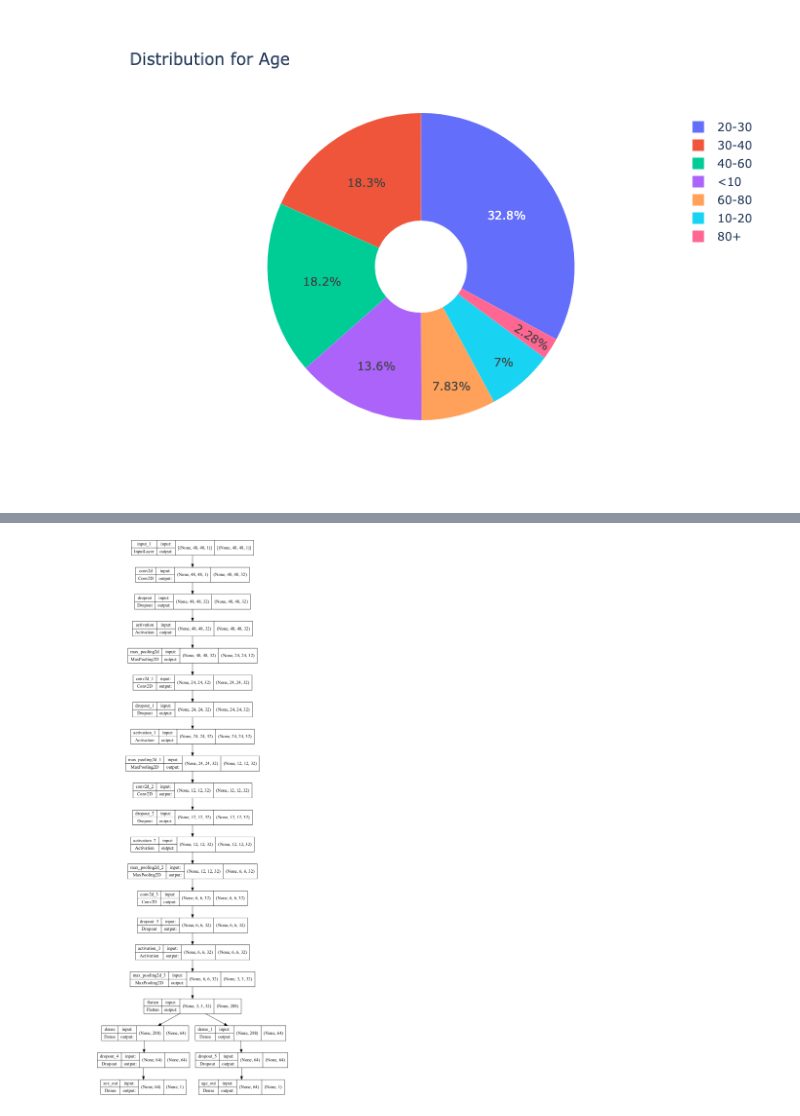
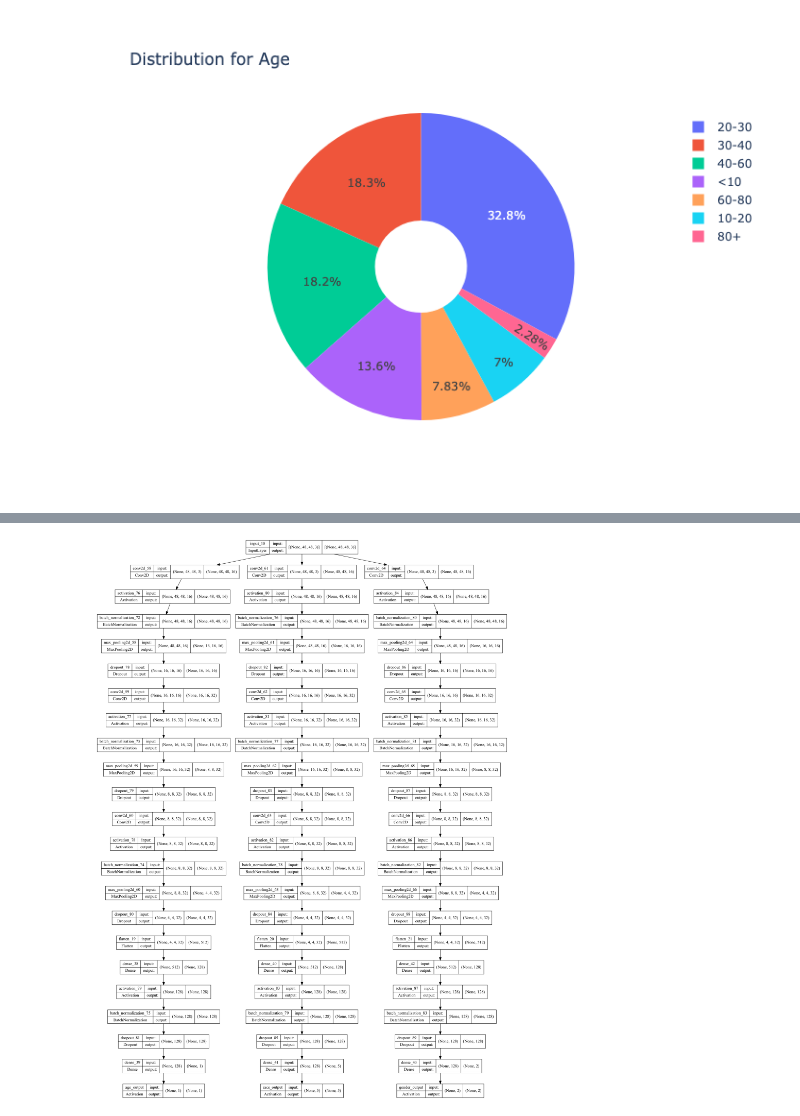
Before and after one commit to reeteshsudhakar/utk-image-classifier, a Jupyter notebook: utk-image-classification.ipynb, the cells around one changed output, grey strips where cells are left out. Saved outputs shown, nothing was run; the diff lists cells and outputs as text; code cells hidden in the pictures.

Commit message:
new model testing

```diff
--- a/utk-image-classification.ipynb
+++ b/utk-image-classification.ipynb
@@ -295,30 +189,0 @@ from tensorflow.keras.optimizers import Adam
-# %%
-def Convolution(input_tensor,filters):
-    x = Conv2D(filters=32,kernel_size=(3, 3),padding = 'same',kernel_regularizer=l2(0.01))(input_tensor)
-    x = Dropout(0.2)(x)
-    x = Activation('relu')(x)
-
-    return x
-
-def model(input_shape):
-    inputs = Input((input_shape))
-
-    conv_1= Convolution(inputs,64)
-    maxp_1 = MaxPooling2D(pool_size = (2,2)) (conv_1)
-    conv_2 = Convolution(maxp_1,32)
-    maxp_2 = MaxPooling2D(pool_size = (2, 2)) (conv_2)
-    conv_3 = Convolution(maxp_2,64)
-    maxp_3 = MaxPooling2D(pool_size = (2, 2)) (conv_3)
-    conv_4 = Convolution(maxp_3,512)
-    maxp_4 = MaxPooling2D(pool_size = (2, 2)) (conv_4)
-    flatten= Flatten() (maxp_4)
-    dense_1= Dense(64,activation='relu')(flatten)
-    dense_2= Dense(64,activation='relu')(flatten)
-    drop_1=Dropout(0.2)(dense_1)
-    drop_2=Dropout(0.2)(dense_2)
-    output_1= Dense(1,activation="sigmoid",name='sex_out')(drop_1)
-    output_2= Dense(1,activation="relu",name='age_out')(drop_2)
-    model = Model(inputs=[inputs], outputs=[output_1,output_2])
-    model.compile(loss=["binary_crossentropy","mae"], optimizer="Adam", metrics=["accuracy"])
-
-    return model
@@ -352,5 +405,5 @@ ________________________________________________________________________________
 # %%
-dot_img_file = 'model-images/model.png'
-tf.keras.utils.plot_model(test_model, to_file=dot_img_file, show_shapes=True)
+dot_img_file = 'model-images/new-model.png'
+tf.keras.utils.plot_model(model, to_file=dot_img_file, show_shapes=True)
 # %% [output]
-[figure, old version]
+[figure, new version]
```
Also changed, not shown: parts of 31 cells of this notebook, 9 other files.
